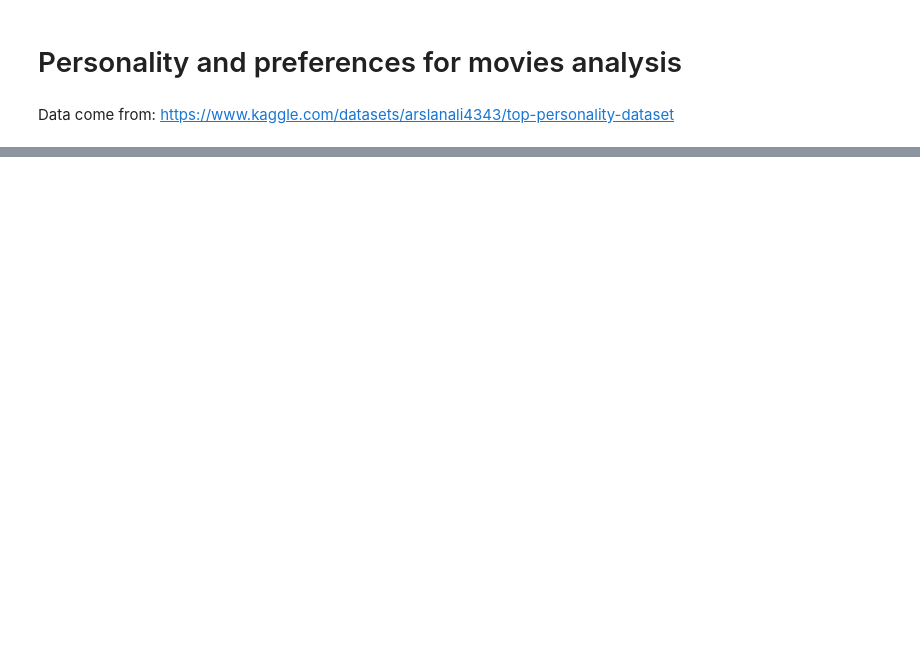
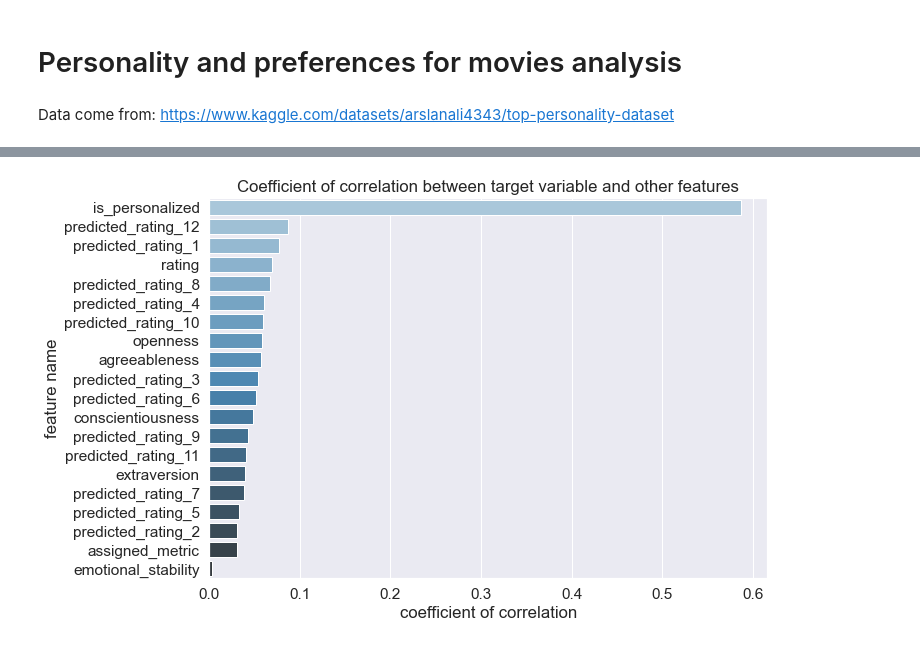
Before and after one commit to AgaGNEG/Personality-and-movies-analysis, a Jupyter notebook: Personality and movie preferences analysis.ipynb, the cells around one changed output, grey strips where cells are left out. Saved outputs shown, nothing was run; the diff lists cells and outputs as text; code cells hidden in the pictures; blank space fills up the shorter version.

```diff
--- a/Personality and movie preferences analysis.ipynb
+++ b/Personality and movie preferences analysis.ipynb
@@ -129,0 +310,3 @@ len(list_col)
+# %%
+correlation_matrix = pd.DataFrame(np.abs(stats.spearmanr(df)[0]), columns = df.columns, index = df.columns)
+correlation_matrix
@@ -130 +332,11 @@ len(list_col)
+# %%
+correlation_matrix.drop('enjoy_watching_new', axis = 0, inplace = True)
+correlation_matrix.reset_index(inplace=True)
+# %%
+plt.figure(figsize=(10,7))
+sns.set(font_scale=1.4)
+sns.barplot(data = correlation_matrix.sort_values('enjoy_watching_new', ascending=False), x = 'enjoy_watching_new', y = "index", palette = 'Blues_d').set(title = 'Coefficient of correlation between target variable and other features', xlabel = 'coefficient of correlation', ylabel = 'feature name')
+plt.show()
+# %% [output]
+[figure, added]
 # %%
```
Also changed, not shown: parts of 117 cells of this notebook.
